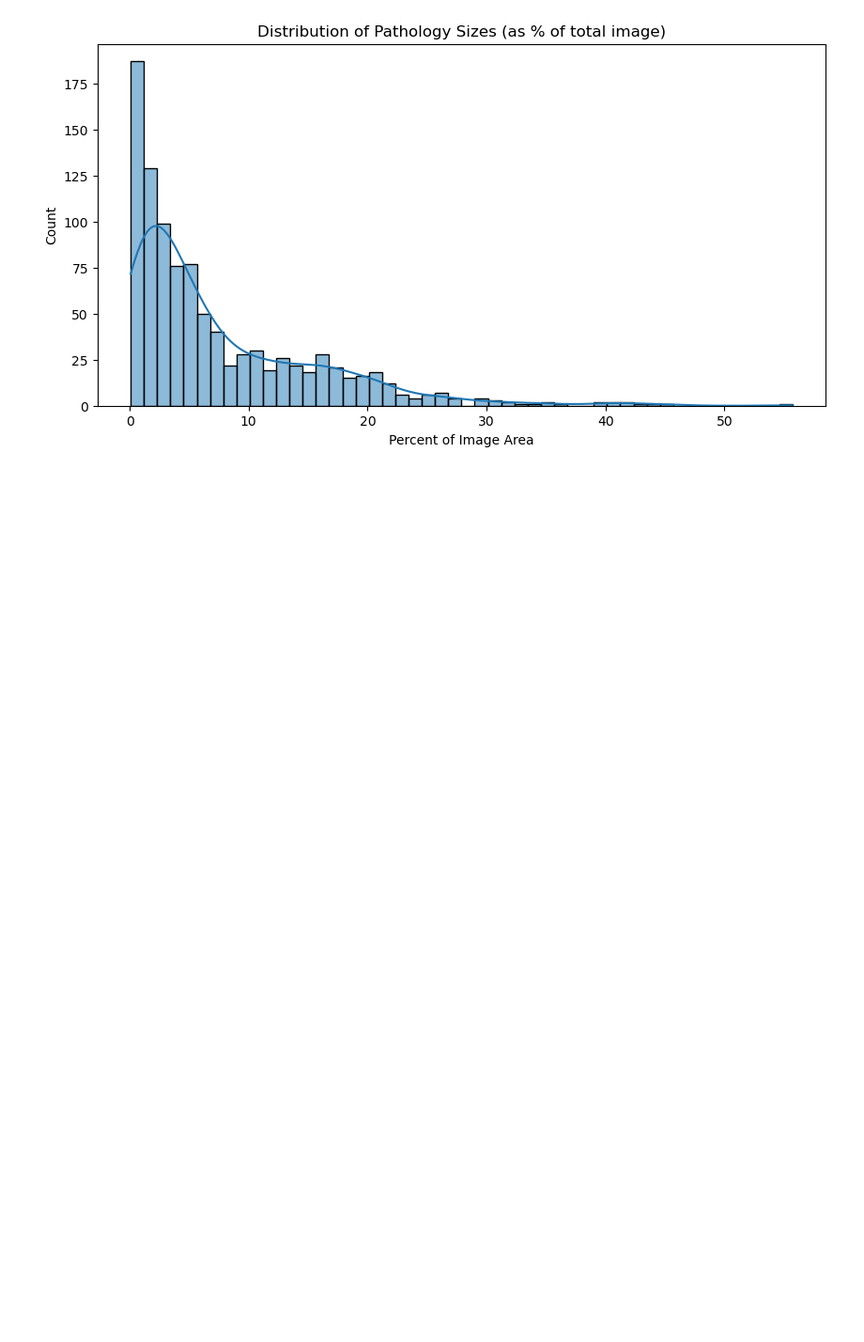
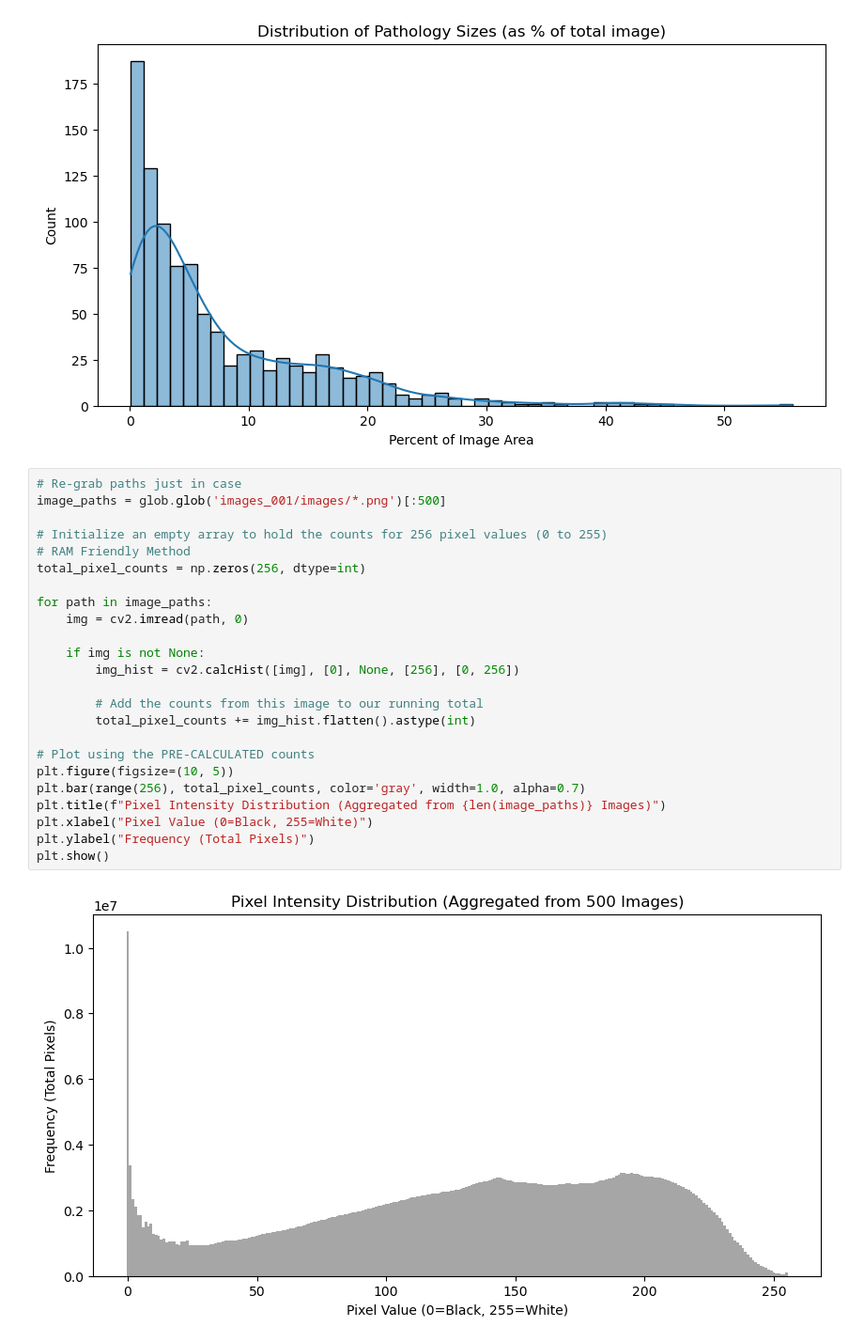
Before and after one commit to k-phantastic/NIH-XRay-Segmentation, a Jupyter notebook: metadata_eda.ipynb, the cells around one changed output. Shown at 94% size. Saved outputs shown, nothing was run; the diff lists cells and outputs as text; blank space fills up the shorter version.

```diff
--- a/metadata_eda.ipynb
+++ b/metadata_eda.ipynb
@@ -283,3 +296,29 @@ plt.show()
 # %% [output]
 <Figure size 1000x500 with 0 Axes>
 [figure]
+# %%
+# Re-grab paths just in case
+image_paths = glob.glob('images_001/images/*.png')[:500]
+
+# Initialize an empty array to hold the counts for 256 pixel values (0 to 255)
+# RAM Friendly Method
+total_pixel_counts = np.zeros(256, dtype=int)
+
+for path in image_paths:
+    img = cv2.imread(path, 0)
+
+    if img is not None:
+        img_hist = cv2.calcHist([img], [0], None, [256], [0, 256])
+
+        # Add the counts from this image to our running total
+        total_pixel_counts += img_hist.flatten().astype(int)
+
+# Plot using the PRE-CALCULATED counts
+plt.figure(figsize=(10, 5))
+plt.bar(range(256), total_pixel_counts, color='gray', width=1.0, alpha=0.7)
+plt.title(f"Pixel Intensity Distribution (Aggregated from {len(image_paths)} Images)")
+plt.xlabel("Pixel Value (0=Black, 255=White)")
+plt.ylabel("Frequency (Total Pixels)")
+plt.show()
+# %% [output]
+[figure, added]
```
Also changed, not shown: parts of 4 cells of this notebook, 1 other file.
